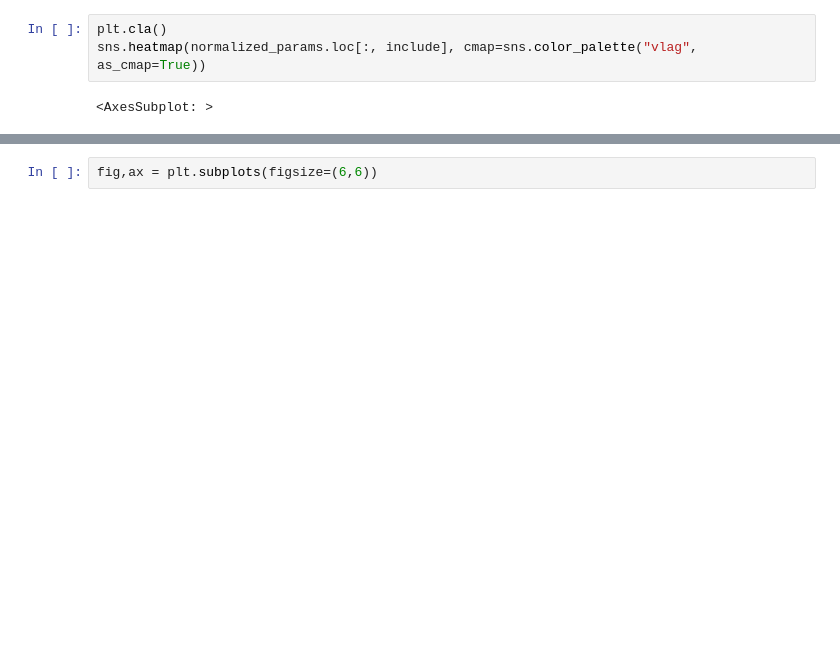
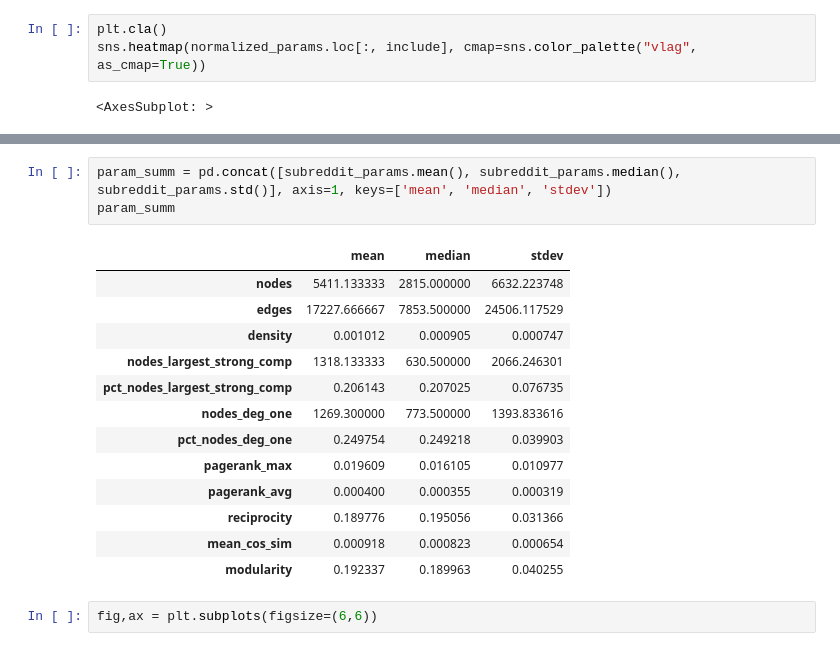
Before and after one commit to ruskirin/reddit-assortativity-analysis, a Jupyter notebook: non-political-subreddits-analysis.ipynb, the cells around one changed output, grey strips where cells are left out. Cells and saved outputs as stored; diff of their text form; blank space fills up the shorter version.

```diff
--- a/non-political-subreddits-analysis.ipynb
+++ b/non-political-subreddits-analysis.ipynb
@@ -310,3 +328,20 @@ group_params
+# %%
+param_summ = pd.concat([subreddit_params.mean(), subreddit_params.median(), subreddit_params.std()], axis=1, keys=['mean', 'median', 'stdev'])
+param_summ
+# %% [output]
+|  | mean | median | stdev |
+| nodes | 5411.133333 | 2815.000000 | 6632.223748 |
+| edges | 17227.666667 | 7853.500000 | 24506.117529 |
+| density | 0.001012 | 0.000905 | 0.000747 |
+| nodes_largest_strong_comp | 1318.133333 | 630.500000 | 2066.246301 |
+| pct_nodes_largest_strong_comp | 0.206143 | 0.207025 | 0.076735 |
+| nodes_deg_one | 1269.300000 | 773.500000 | 1393.833616 |
+| pct_nodes_deg_one | 0.249754 | 0.249218 | 0.039903 |
+| pagerank_max | 0.019609 | 0.016105 | 0.010977 |
+| pagerank_avg | 0.000400 | 0.000355 | 0.000319 |
+| reciprocity | 0.189776 | 0.195056 | 0.031366 |
+| mean_cos_sim | 0.000918 | 0.000823 | 0.000654 |
+| modularity | 0.192337 | 0.189963 | 0.040255 |
 # %%
 fig,ax = plt.subplots(figsize=(6,6))
 # %% [output]
```
Also changed, not shown: parts of 22 cells of this notebook, 1 other file.
